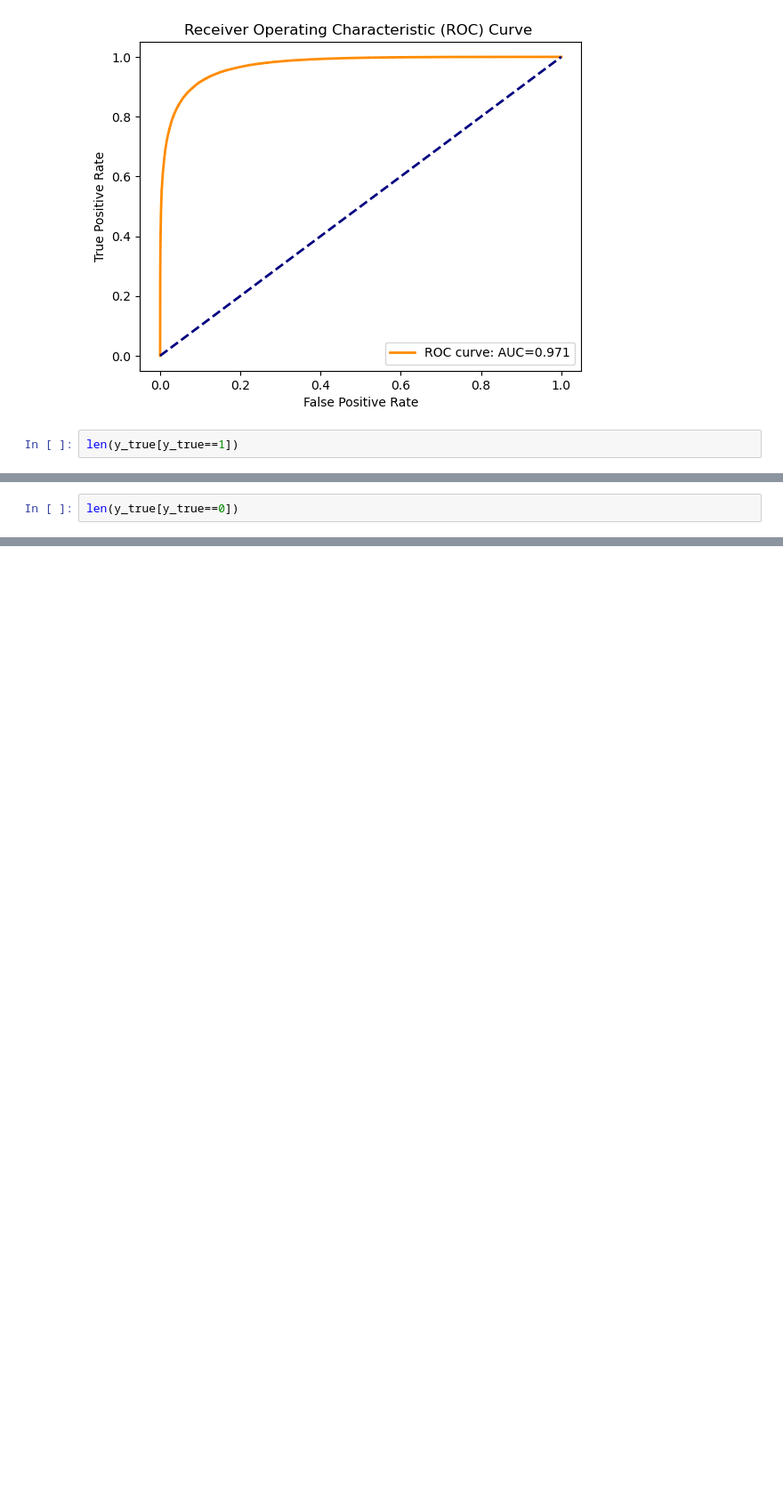
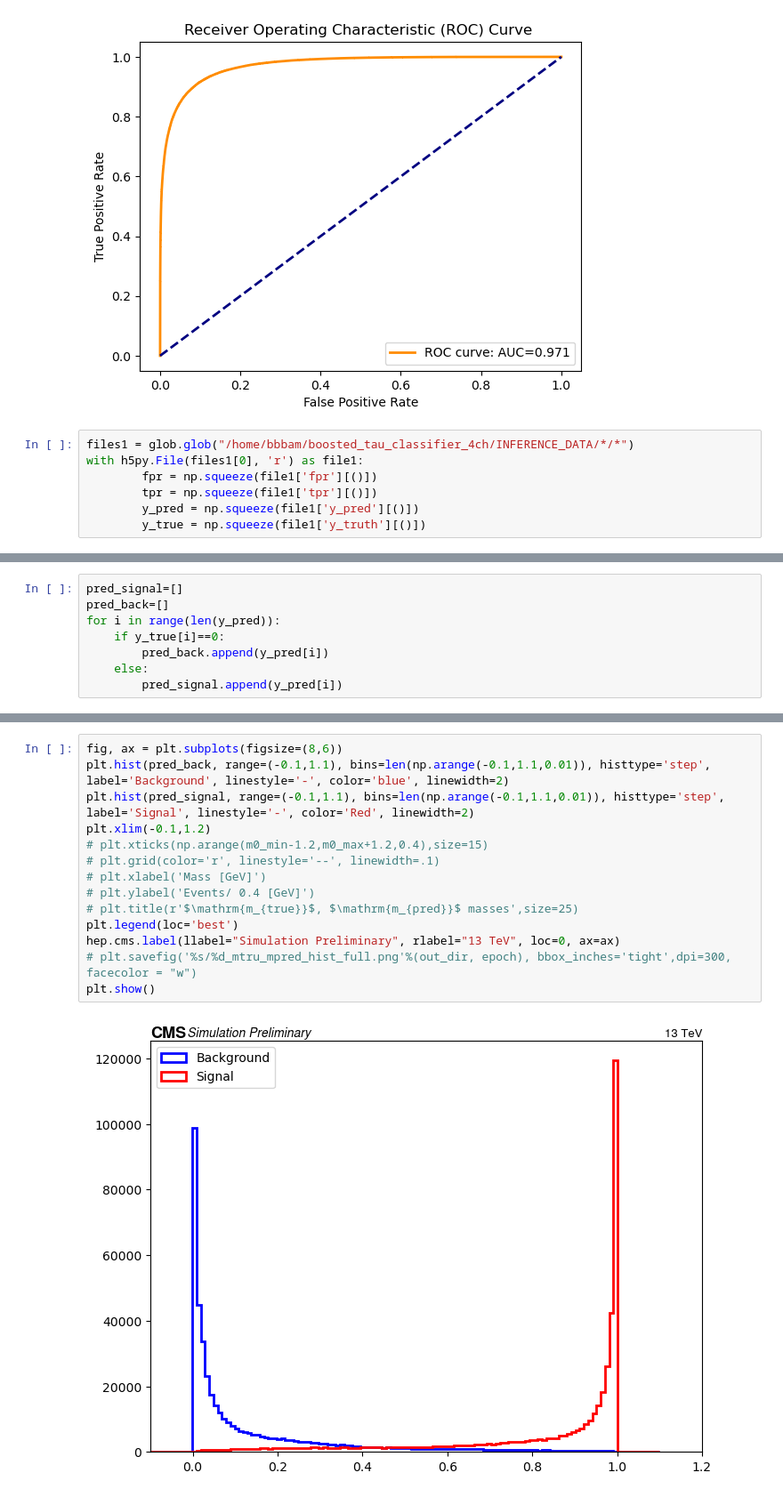
Before and after one commit to bhbam/H_AA_CLuster_jupyter_notebooks, a Jupyter notebook: UA_ROC_curve_from_h5py_files_classification.ipynb, the cells around one changed output, grey strips where cells are left out. Shown at 89% size. Cells and saved outputs as stored; diff of their text form; blank space fills up the shorter version.

```diff
--- a/UA_ROC_curve_from_h5py_files_classification.ipynb
+++ b/UA_ROC_curve_from_h5py_files_classification.ipynb
@@ -175,4 +187,9 @@ Confusion Matrix:
 [figure]
 [figure]
 # %%
-len(y_true[y_true==1])
+files1 = glob.glob("/home/bbbam/boosted_tau_classifier_4ch/INFERENCE_DATA/*/*")
+with h5py.File(files1[0], 'r') as file1:
+        fpr = np.squeeze(file1['fpr'][()])
+        tpr = np.squeeze(file1['tpr'][()])
+        y_pred = np.squeeze(file1['y_pred'][()])
+        y_true = np.squeeze(file1['y_truth'][()])
@@ -181,2 +196,8 @@ len(y_true[y_true==1])
 # %%
-len(y_true[y_true==0])
+pred_signal=[]
+pred_back=[]
+for i in range(len(y_pred)):
+    if y_true[i]==0:
+        pred_back.append(y_pred[i])
+    else:
+        pred_signal.append(y_pred[i])
@@ -184,0 +208,16 @@ len(y_true[y_true==0])
+# %%
+fig, ax = plt.subplots(figsize=(8,6))
+plt.hist(pred_back, range=(-0.1,1.1), bins=len(np.arange(-0.1,1.1,0.01)), histtype='step', label='Background', linestyle='-', color='blue', linewidth=2)
+plt.hist(pred_signal, range=(-0.1,1.1), bins=len(np.arange(-0.1,1.1,0.01)), histtype='step', label='Signal', linestyle='-', color='Red', linewidth=2)
+plt.xlim(-0.1,1.2)
+# plt.xticks(np.arange(m0_min-1.2,m0_max+1.2,0.4),size=15)
+# plt.grid(color='r', linestyle='--', linewidth=.1)
+# plt.xlabel('Mass [GeV]')
+# plt.ylabel('Events/ 0.4 [GeV]')
+# plt.title(r'$\mathrm{m_{true}}$, $\mathrm{m_{pred}}$ masses',size=25)
+plt.legend(loc='best')
+hep.cms.label(llabel="Simulation Preliminary", rlabel="13 TeV", loc=0, ax=ax)
+# plt.savefig('%s/%d_mtru_mpred_hist_full.png'%(out_dir, epoch), bbox_inches='tight',dpi=300, facecolor = "w")
+plt.show()
+# %% [output]
+[figure, added]
```
Also changed, not shown: parts of 7 cells of this notebook.
